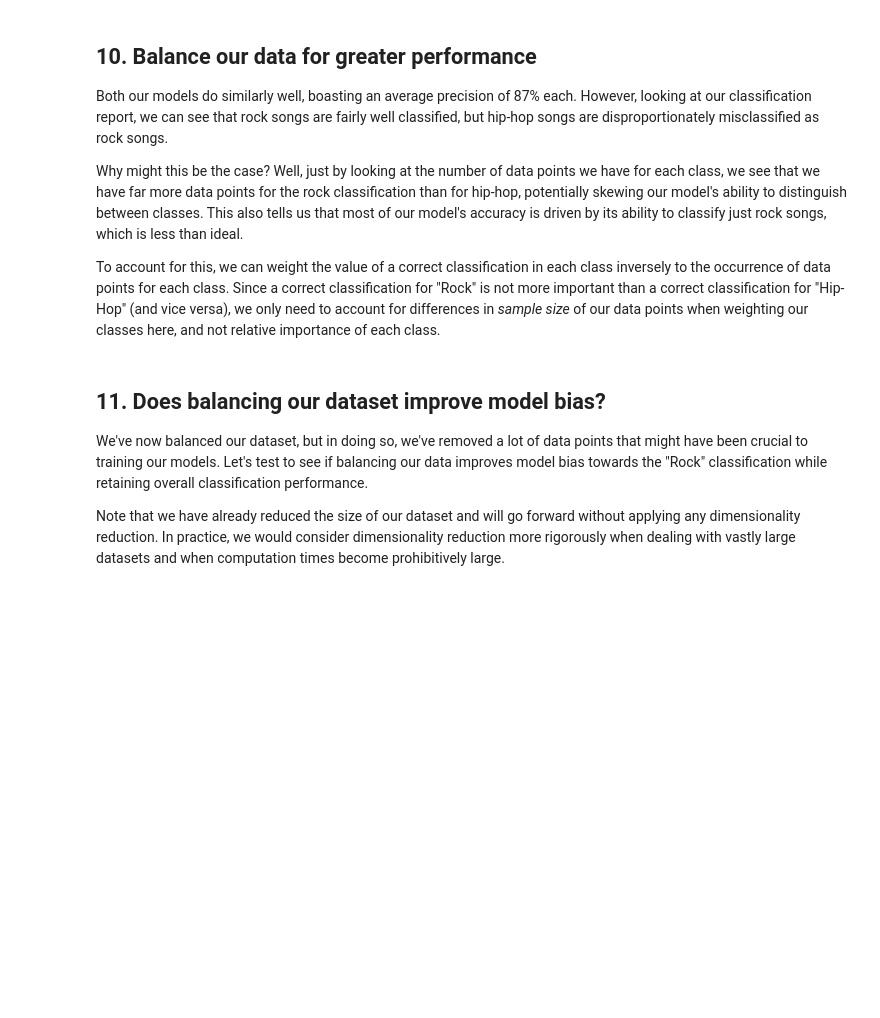
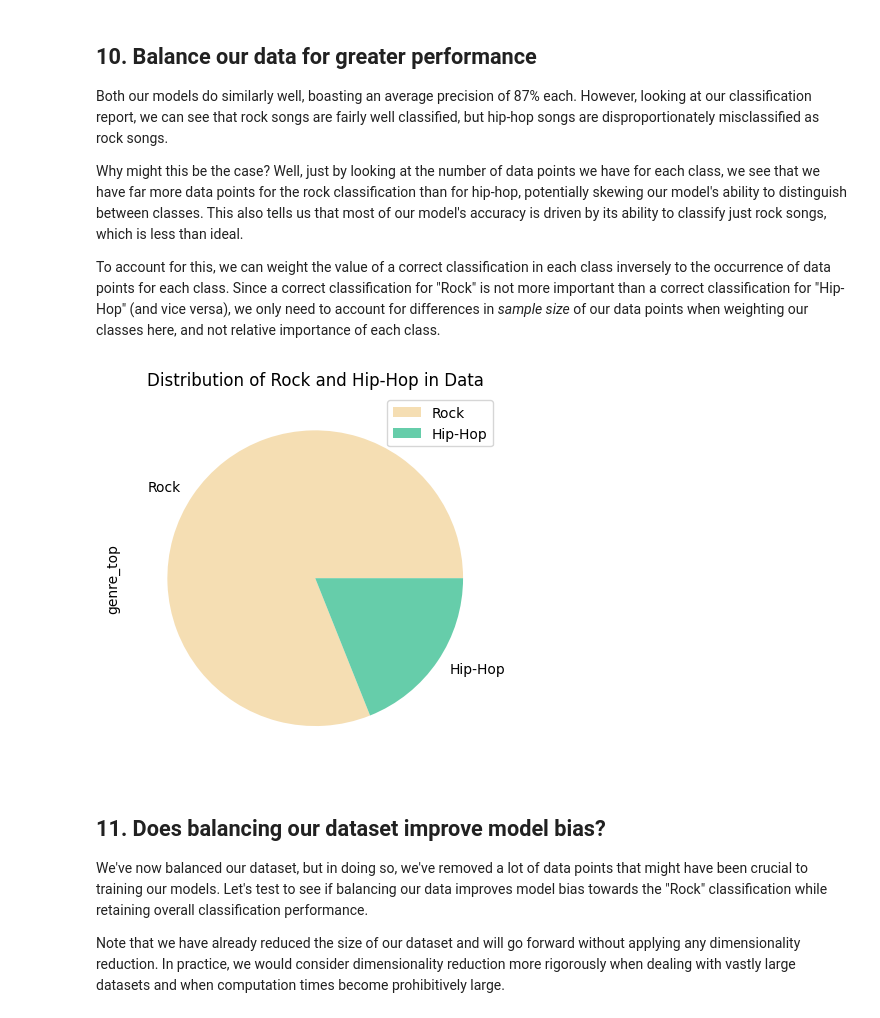
Before and after one commit to tharun-palla/Indentifying-Song-Genre-Using-Classification-Algorithms, a Jupyter notebook: notebook.ipynb, the cells around one changed output. Saved outputs shown, nothing was run; the diff lists cells and outputs as text; code cells hidden in the pictures; blank space fills up the shorter version.

```diff
--- a/notebook.ipynb
+++ b/notebook.ipynb
@@ -238,5 +267,12 @@ Logistic Regression:
 <p>Both our models do similarly well, boasting an average precision of 87% each. However, looking at our classification report, we can see that rock songs are fairly well classified, but hip-hop songs are disproportionately misclassified as rock songs. </p>
 <p>Why might this be the case? Well, just by looking at the number of data points we have for each class, we see that we have far more data points for the rock classification than for hip-hop, potentially skewing our model's ability to distinguish between classes. This also tells us that most of our model's accuracy is driven by its ability to classify just rock songs, which is less than ideal.</p>
 <p>To account for this, we can weight the value of a correct classification in each class inversely to the occurrence of data points for each class. Since a correct classification for "Rock" is not more important than a correct classification for "Hip-Hop" (and vice versa), we only need to account for differences in <em>sample size</em> of our data points when weighting our classes here, and not relative importance of each class. </p>
+# %%
+echo_tracks['genre_top'].value_counts().plot.pie(colors = ["wheat", "mediumaquamarine"])
+plt.legend()
+plt.title("Distribution of Rock and Hip-Hop in Data")
+plt.show()
+# %% [output]
+[figure, added]
 # %%
 # Subset only the hip-hop tracks, and then only the rock tracks
```
Also changed, not shown: parts of 16 cells of this notebook.
